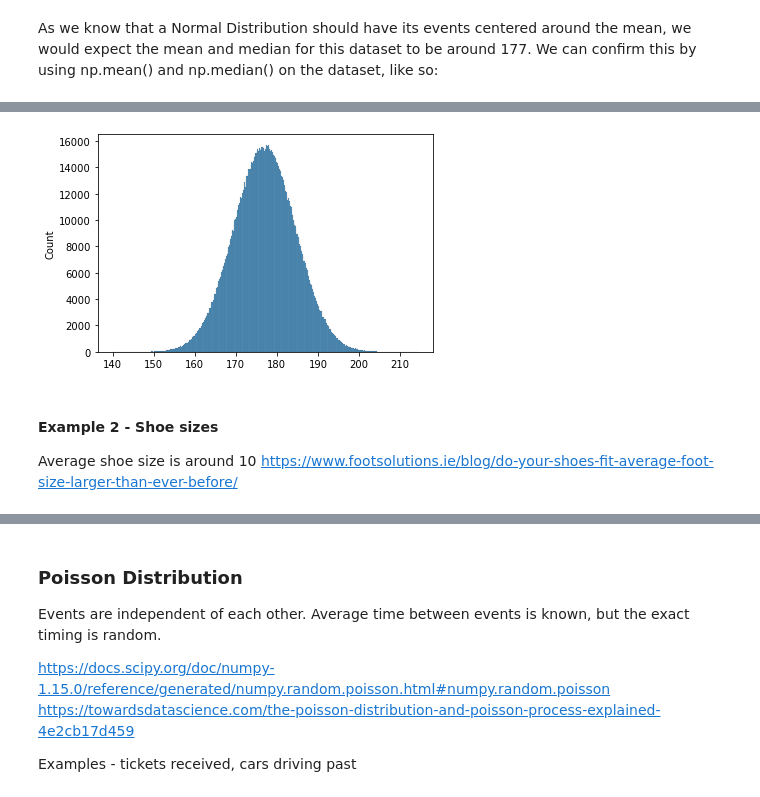
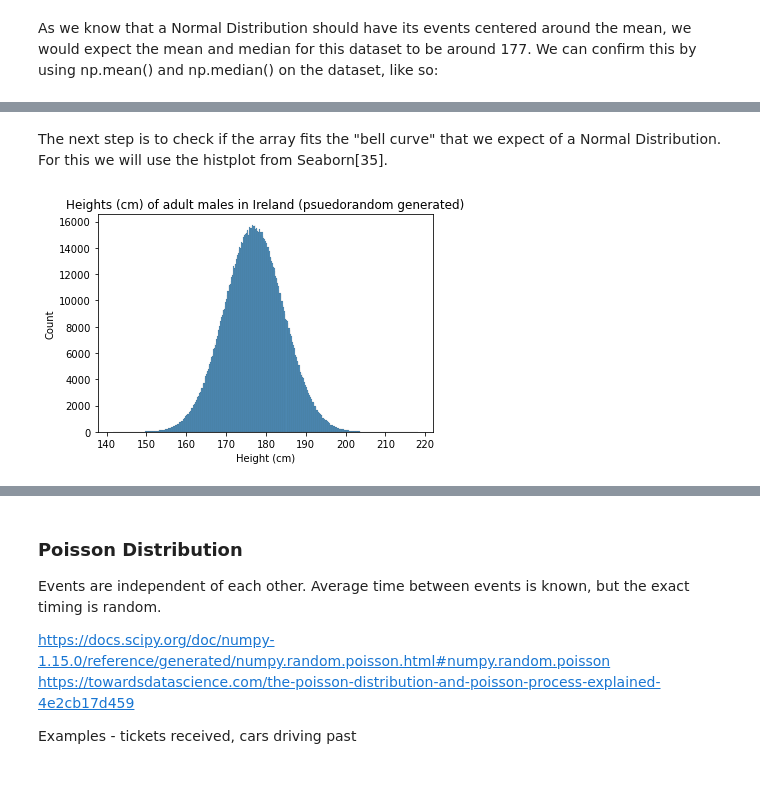
Before and after one commit to OtherBrian/pda-np.random, a Jupyter notebook: Numpy.Random.ipynb, the cells around one changed output, grey strips where cells are left out. Drawn from its saved outputs; the diff is of its cells as text; code cells hidden in the pictures.

Commit message:
Normal Distribution completed - next up are the  Uniform and Binomial Distributions.

```diff
--- a/Numpy.Random.ipynb
+++ b/Numpy.Random.ipynb
@@ -606,16 +623,0 @@ The median measurement is:
-# %%
-import seaborn as sns
-
-#np.random.normal(mean, standard deviation, size)
-
-population = 1745643
-
-heights = np.random.normal(177, 7.49, population)
-
-sns.histplot(heights);
-# %% [output]
-[figure, removed]
-# %% [markdown]
-#### Example 2 - Shoe sizes
-
-Average shoe size is around 10 https://www.footsolutions.ie/blog/do-your-shoes-fit-average-foot-size-larger-than-ever-before/
@@ -626,0 +624,10 @@ plt.hist(shoes);
+# %% [markdown]
+The next step is to check if the array fits the "bell curve" that we expect of a Normal Distribution. For this we will use the histplot from Seaborn[35].
+# %%
+import seaborn as sns
+
+ax = sns.histplot(irish_heights)
+ax.set(xlabel='Height (cm)', ylabel='Count')
+ax.set_title("Heights (cm) of adult males in Ireland (psuedorandom generated)");
+# %% [output]
+[figure, added]
```
Also changed, not shown: parts of 14 cells of this notebook.
